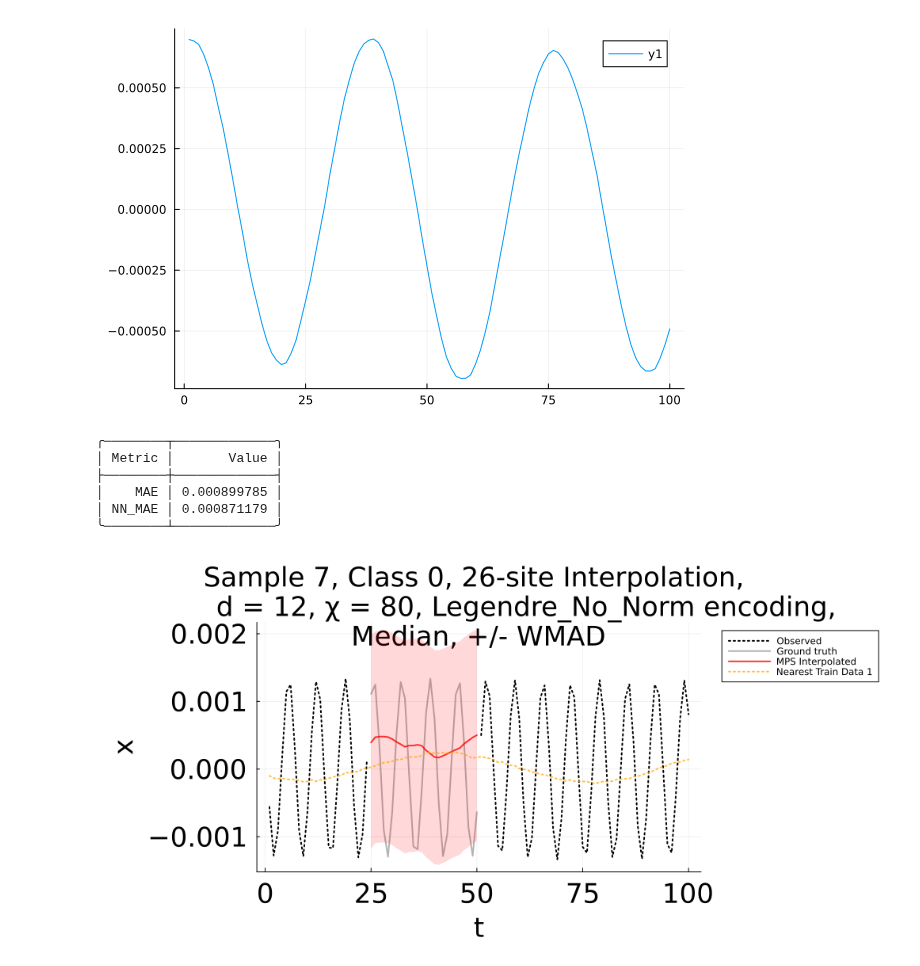
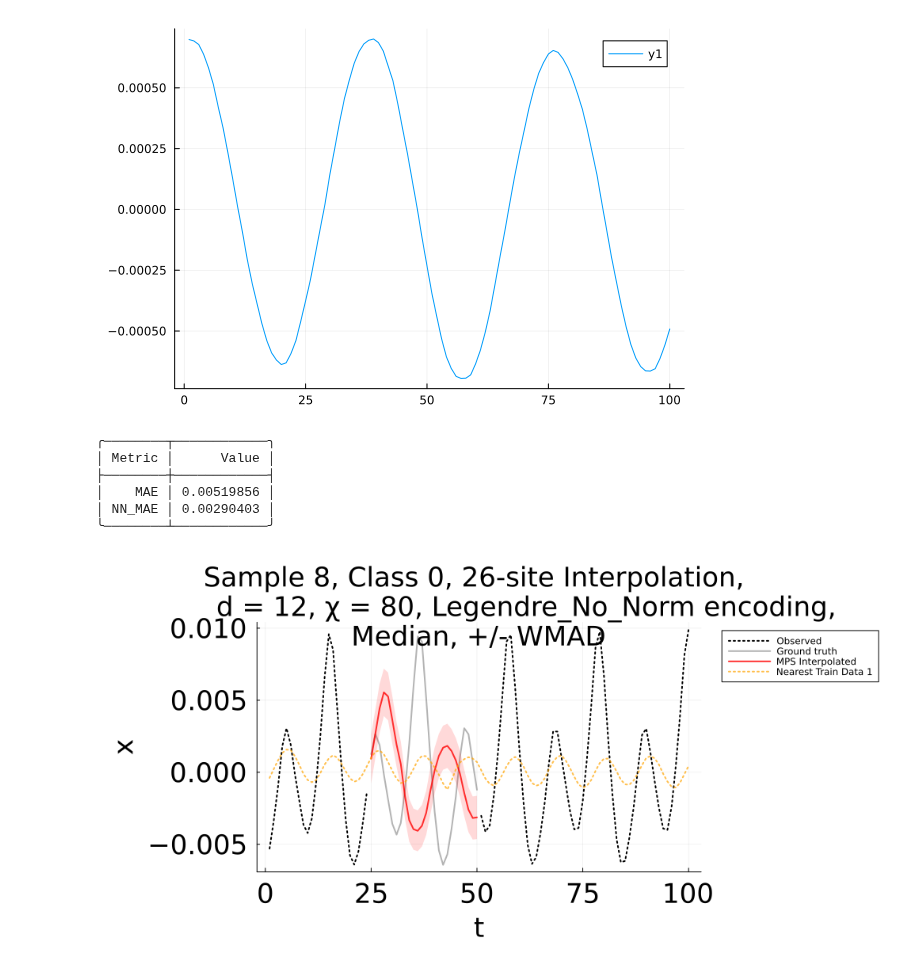
Before and after one commit to jmoo2880/QuantumInspiredML, a Jupyter notebook: FinalBenchmarks/NASA_KeplerV2/test_interp.ipynb, the cells around one changed output. Saved outputs shown, nothing was run; the diff lists cells and outputs as text; code cells hidden in the pictures.

```diff
--- a/FinalBenchmarks/NASA_KeplerV2/test_interp.ipynb
+++ b/FinalBenchmarks/NASA_KeplerV2/test_interp.ipynb
@@ -48,21 +48,21 @@ plot(X_test[1, :])
 # %%
 interp_sites = collect(25:50)
 class = 0
-stats, p1_ns = any_interpolate_median(fc, class, 7, interp_sites; NN_baseline=true,
+stats, p1_ns = any_interpolate_median(fc, class, 8, interp_sites; NN_baseline=true,
     X_train=X_train, y_train=y_train, n_baselines=1, plot_fits=true, wmad=true)
 pretty_table(stats; header=["Metric", "Value"], header_crayon= crayon"yellow bold", tf = tf_unicode_rounded);
 plot(p1_ns...,  xtickfont=fstyle,
     ytickfont=fstyle,
     guidefont=fstyle,
     titlefont=fstyle,
     bottom_margin=10mm,
     left_margin=10mm,
     xlabel="t")
 # %% [output]
-╭────────┬─────────────╮
-│ Metric │       Value │
-├────────┼─────────────┤
-│    MAE │ 0.000899785 │
-│ NN_MAE │ 0.000871179 │
-╰────────┴─────────────╯
+╭────────┬────────────╮
+│ Metric │      Value │
+├────────┼────────────┤
+│    MAE │ 0.00519856 │
+│ NN_MAE │ 0.00290403 │
+╰────────┴────────────╯
-[figure, old version]
+[figure, new version]
```
Also changed, not shown: 6 other files.
